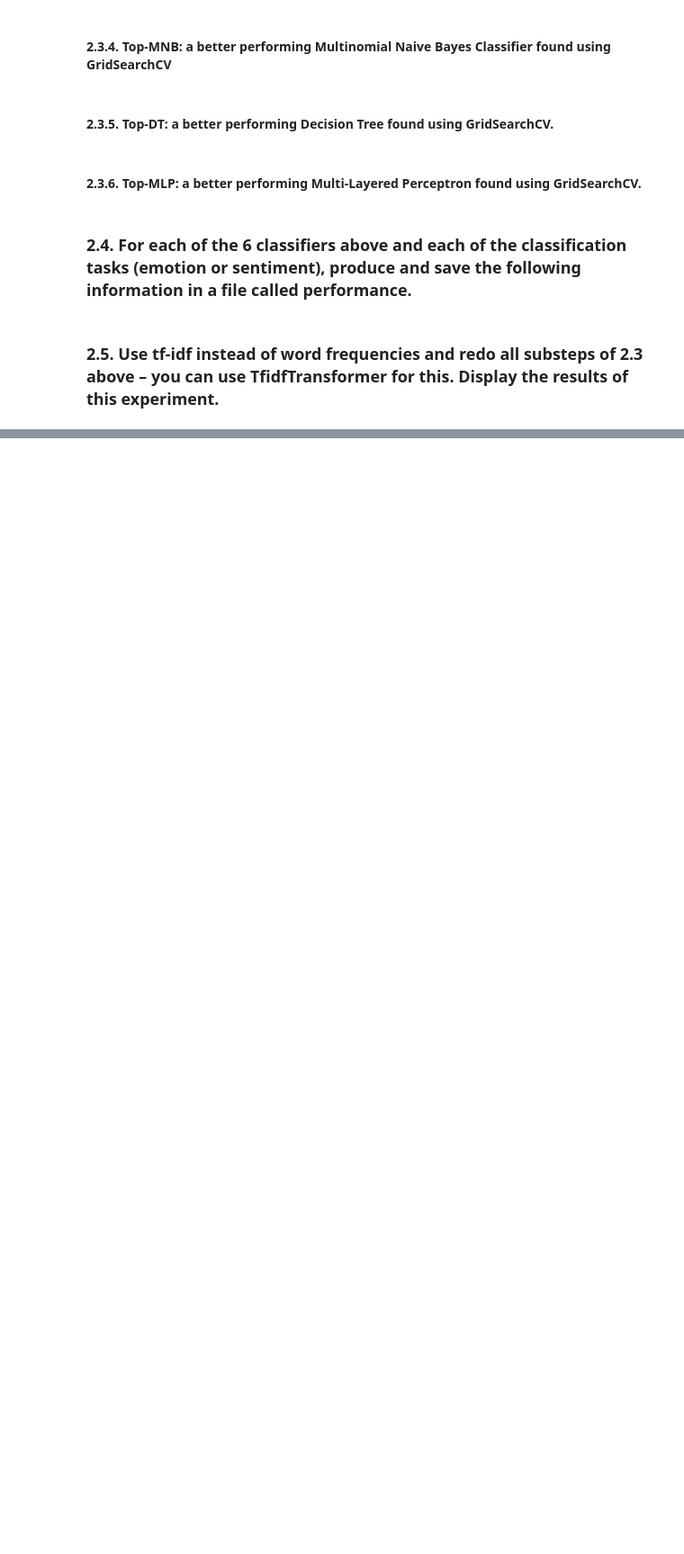
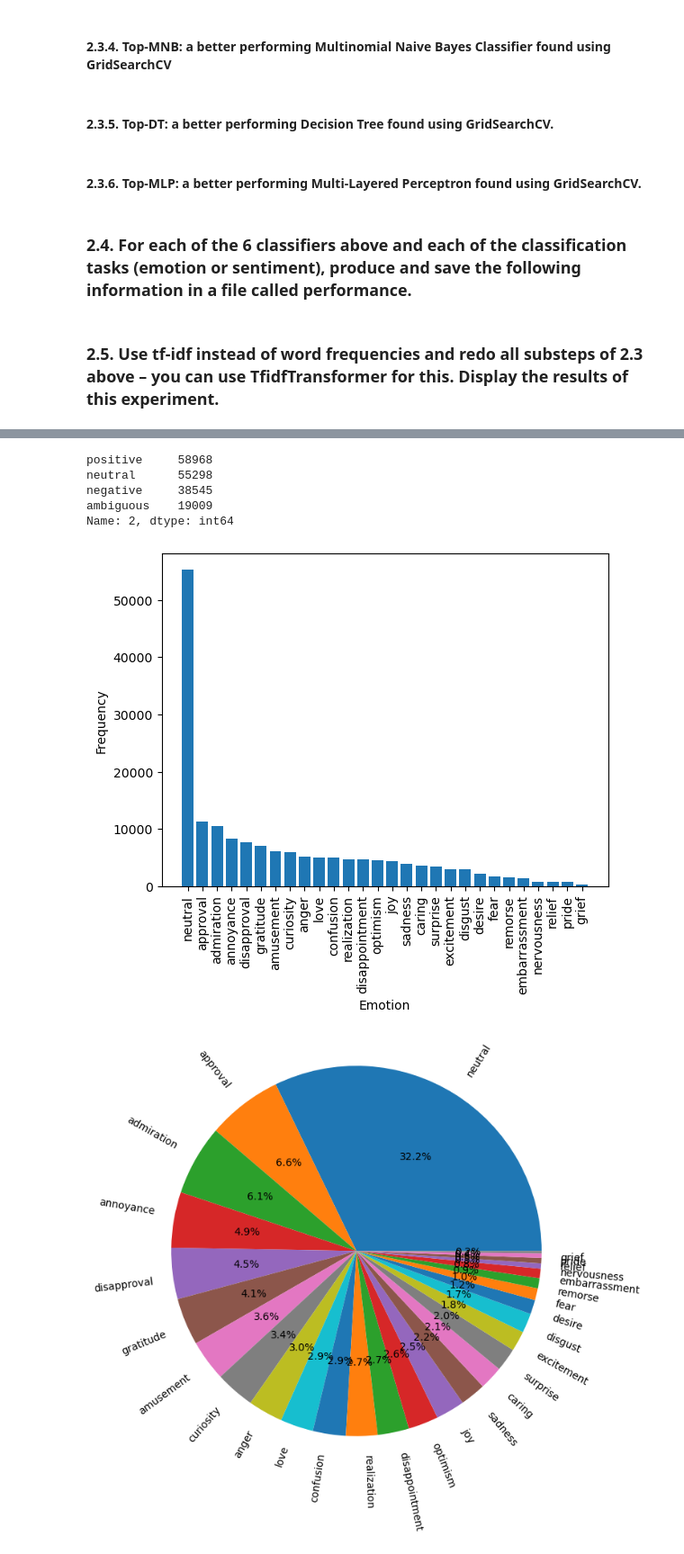
Before and after one commit to Qiantongzhou/comp472_2022_fall_A1, a Jupyter notebook: solution.ipynb, the cells around one changed output, grey strips where cells are left out. Shown at 90% size. Drawn from its saved outputs; the diff is of its cells as text; code cells hidden in the pictures; blank space fills up the shorter version.

```diff
--- a/solution.ipynb
+++ b/solution.ipynb
@@ -123,9 +245,5 @@ wordvec2model=load('word2vec-google-news-300')
 # %%
-from nltk.tokenize import word_tokenize
-import nltk
-nltk.download('punkt')
-import pandas as pd
-file = pd.read_json(open("goemotions.json", "r"))
+file = pd.read_json("goemotions.json")
 words=file[0]
 tokenizer=[word_tokenize(x) for x in words]
 # %%
@@ -136,2 +256,3 @@ print(f'There are {list_len} Reddit post tokens in goemotions.json')
 # %%
-wordvec2model.vector_size
+emotion= file[1].value_counts()
+print(emotion)
@@ -140,0 +277,25 @@ vec_go[:20]
+# %%
+sentiment = file[2].value_counts()
+print(sentiment)
+# %% [output]
+positive     58968
+neutral      55298
+negative     38545
+ambiguous    19009
+Name: 2, dtype: int64
+# %%
+plt.xlabel('Emotion')
+plt.ylabel('Frequency')
+plt.xticks(rotation=90)
+plt.bar(emotion.keys(),emotion)
+plt.show()
+e=[]
+s=[]
+for key,value in emotion.items():
+    e.append(key)
+    s.append(value)
+plt.pie(s,labels=e,rotatelabels=True,autopct='%0.1f%%',labeldistance=1.1,radius=1.7)
+plt.show()
+# %% [output]
+[figure, added]
+[figure, added]
```
Also changed, not shown: parts of 24 cells of this notebook, 1 other file.
